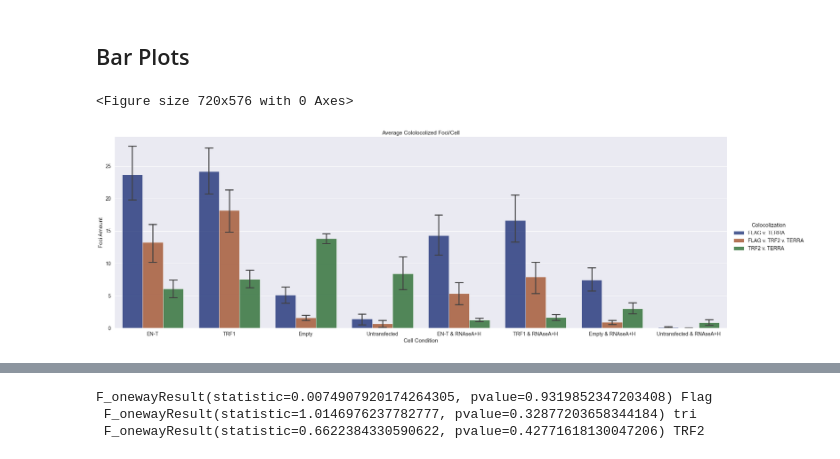
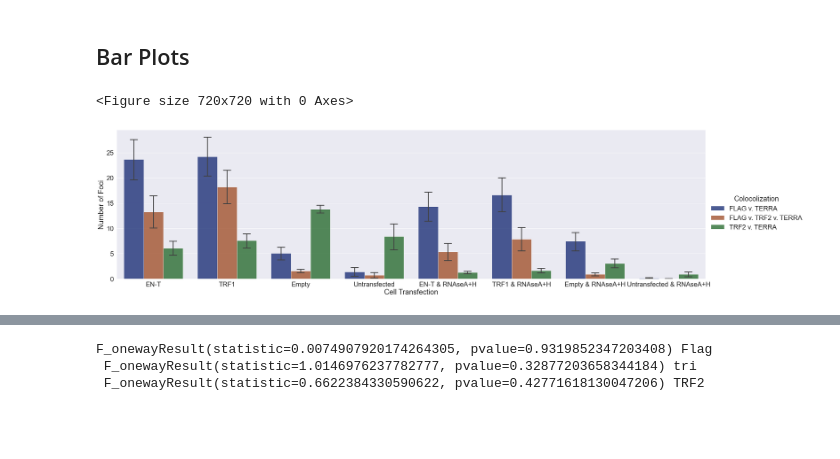
Before and after one commit to aidan-lew/TERRA_DSB, a Jupyter notebook: refined_terra_dsb.ipynb, the cells around one changed output, grey strips where cells are left out. Saved outputs shown, nothing was run; the diff lists cells and outputs as text; code cells hidden in the pictures; blank space fills up the shorter version.

```diff
--- a/refined_terra_dsb.ipynb
+++ b/refined_terra_dsb.ipynb
@@ -91,7 +91,7 @@ global_pivot_df.head()
 telo_df = pd.read_excel('../Documents/telomere_DSB_TERRA.xlsx',
                     sheet_name=6,
                     skiprows = 0,
-                    usecols = ['Cell_condition', 'Colocolization','total_foci','foci_per_cell'
+                    usecols = ['Cell_condition', 'Colocolization','Number of Foci','Foci per Cell'
 
                               ]
                          )
@@ -266,14 +296,14 @@ print(global_tukey)
 ## Box Plot
 # %%
 # A better representation of the distribution
-f, ax = plt.subplots(figsize=(11, 6))
-ax = sns.set(font_scale=1.25)
+plt.figure(figsize=(10,10))
+ax = sns.set(font_scale=1.5)
 ax = sns.boxenplot(x=global_df['Cell Condition'],  palette="Set3", y='Distribution of TERRA Foci/Cell',
                  data=global_df, order = ['0Gy','0Gy & RnaseA+H','2Gy','2Gy & RnaseA+H'])
 
 ax.set(ylim=(-5, 50), xlabel= "Cell Treatment", ylabel="TERRA Foci")
 sns.despine(left=True, bottom=True)
-plt.title('Distributions of TERRA Foci Based on Treatment')
+#plt.title('Distributions of TERRA Foci Based on Treatment')
 
-#plt.savefig(f'global_terra_box.png', dpi=900, bbox_inches='tight')
+plt.savefig(f'global_terra_box.png', dpi=900, bbox_inches='tight')
 # %% [output]
@@ -290,22 +320,22 @@ plt.title('Distributions of TERRA Foci Based on Treatment')
 # %% [markdown]
 ## Bar Plots
 # %%
-# Catagorical bar plot for
-ax = sns.set(font_scale=1.25)
-ax = plt.figure(figsize=(10,8))
+# Catagorical bar plot with all the colocolizations
+plt.figure(figsize=(10,10))
+ax = sns.set(font_scale=2)
 g = sns.catplot(
     data=telo_df, kind="bar",
-    x="Cell_condition", y="foci_per_cell", hue="Colocolization",
-    palette="dark", alpha=.75, height=8, aspect=3,
+    x="Cell_condition", y="Foci per Cell", hue="Colocolization",
+    palette="dark", alpha=.75, height=8, aspect=3.55,
     capsize=0.1, ci=68
 )
 
 g.despine(left=False)
-g.set_axis_labels("Cell Condition", "Foci Amount")
+g.set_axis_labels("Cell Transfection", "Number of Foci")
 g.legend.set_title("Colocolization")
-plt.title("Average Cololocolized Foci/Cell")
+#plt.title("Average Cololocolized Foci/Cell")
 
 #plt.savefig(f'telo_terra_whole.png', dpi=900, bbox_inches='tight')
 # %% [output]
-<Figure size 720x576 with 0 Axes>
+<Figure size 720x720 with 0 Axes>
-[figure, old version]
+[figure, new version]
```
Also changed, not shown: parts of 34 cells of this notebook.
